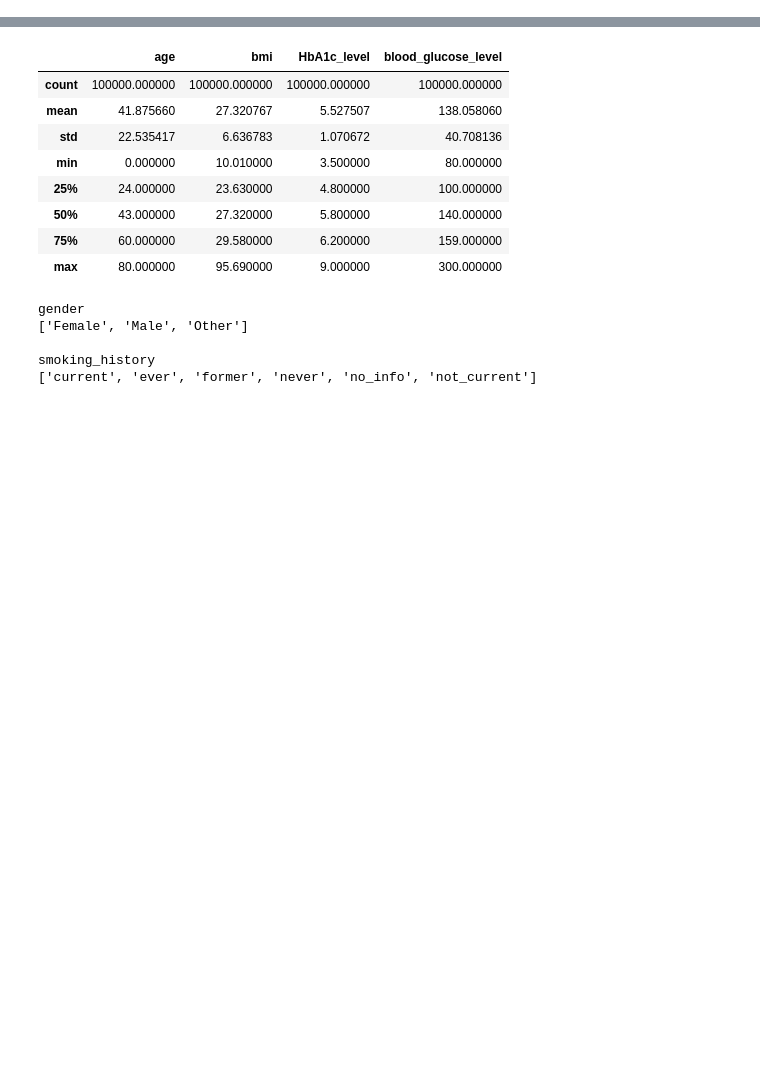
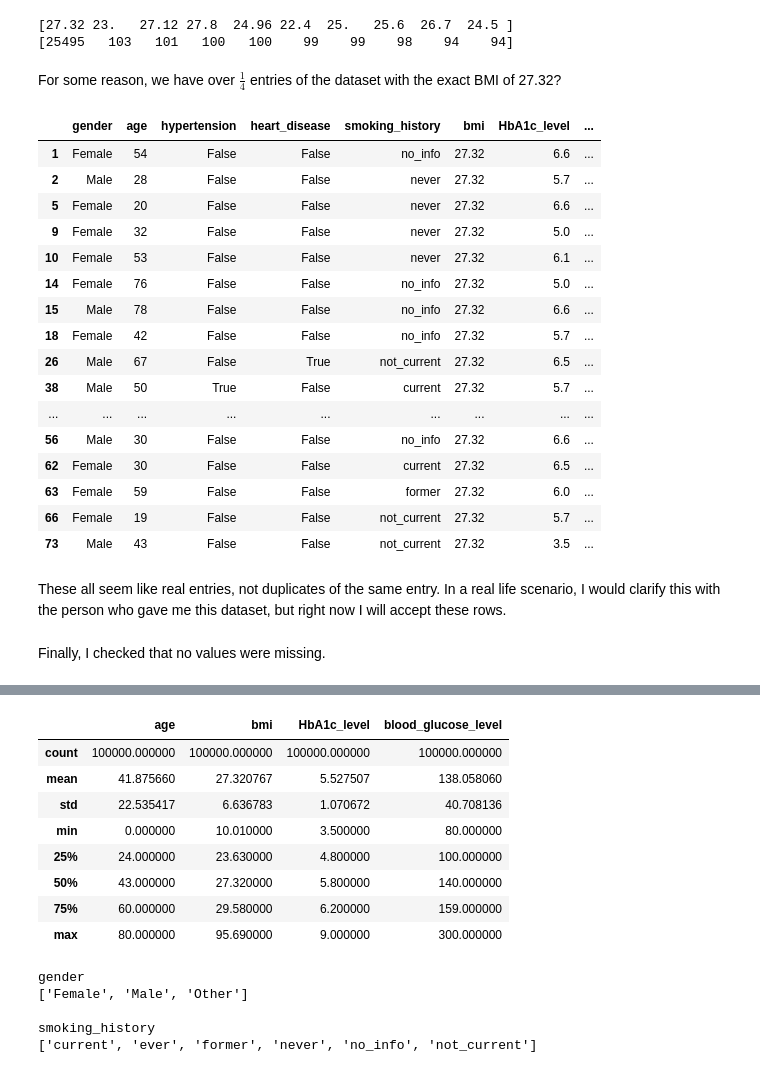
Before and after one commit to nemkin/matstat-diabetes, a Jupyter notebook: diabetes.ipynb, the cells around one changed output, grey strips where cells are left out. Drawn from its saved outputs; the diff is of its cells as text; code cells hidden in the pictures; blank space fills up the shorter version.

```diff
--- a/diabetes.ipynb
+++ b/diabetes.ipynb
@@ -49,0 +77,48 @@ Types of columns:
+# %%
+max_count_bin = np.argmax(counts)
+max_count = counts[max_count_bin]
+max_bin_range = (bins[max_count_bin], bins[max_count_bin + 1])
+
+max_bin_range
+
+unique_values, counts = np.unique(values, return_counts=True)
+sorted_indices = np.argsort(counts)[::-1]
+sorted_values = unique_values[sorted_indices]
+sorted_counts = counts[sorted_indices]
+
+top_10_values = sorted_values[:10]
+top_10_counts = sorted_counts[:10]
+
+print(top_10_values)
+print(top_10_counts)
+# %% [output]
+[27.32 23.   27.12 27.8  24.96 22.4  25.   25.6  26.7  24.5 ]
+[25495   103   101   100   100    99    99    98    94    94]
+# %% [markdown]
+For some reason, we have over $\frac{1}{4}$ entries of the dataset with the exact BMI of 27.32?
+# %%
+weird_entries = df[df['bmi'] == 27.32]
+
+weird_entries.head(20)
+# %% [output]
+|  | gender | age | hypertension | heart_disease | smoking_history | bmi | HbA1c_level | ... |
+| 1 | Female | 54 | False | False | no_info | 27.32 | 6.6 | ... |
+| 2 | Male | 28 | False | False | never | 27.32 | 5.7 | ... |
+| 5 | Female | 20 | False | False | never | 27.32 | 6.6 | ... |
+| 9 | Female | 32 | False | False | never | 27.32 | 5.0 | ... |
+| 10 | Female | 53 | False | False | never | 27.32 | 6.1 | ... |
+| 14 | Female | 76 | False | False | no_info | 27.32 | 5.0 | ... |
+| 15 | Male | 78 | False | False | no_info | 27.32 | 6.6 | ... |
+| 18 | Female | 42 | False | False | no_info | 27.32 | 5.7 | ... |
+| 26 | Male | 67 | False | True | not_current | 27.32 | 6.5 | ... |
+| 38 | Male | 50 | True | False | current | 27.32 | 5.7 | ... |
+| ... | ... | ... | ... | ... | ... | ... | ... | ... |
+| 56 | Male | 30 | False | False | no_info | 27.32 | 6.6 | ... |
+| 62 | Female | 30 | False | False | current | 27.32 | 6.5 | ... |
+| 63 | Female | 59 | False | False | former | 27.32 | 6.0 | ... |
+| 66 | Female | 19 | False | False | not_current | 27.32 | 5.7 | ... |
+| 73 | Male | 43 | False | False | not_current | 27.32 | 3.5 | ... |
+# %% [markdown]
+These all seem like real entries, not duplicates of the same entry. In a real life scenario, I would clarify this with the person who gave me this dataset, but right now I will accept these rows.
+# %% [markdown]
+Finally, I checked that no values were missing.
```
Also changed, not shown: parts of 31 cells of this notebook.
